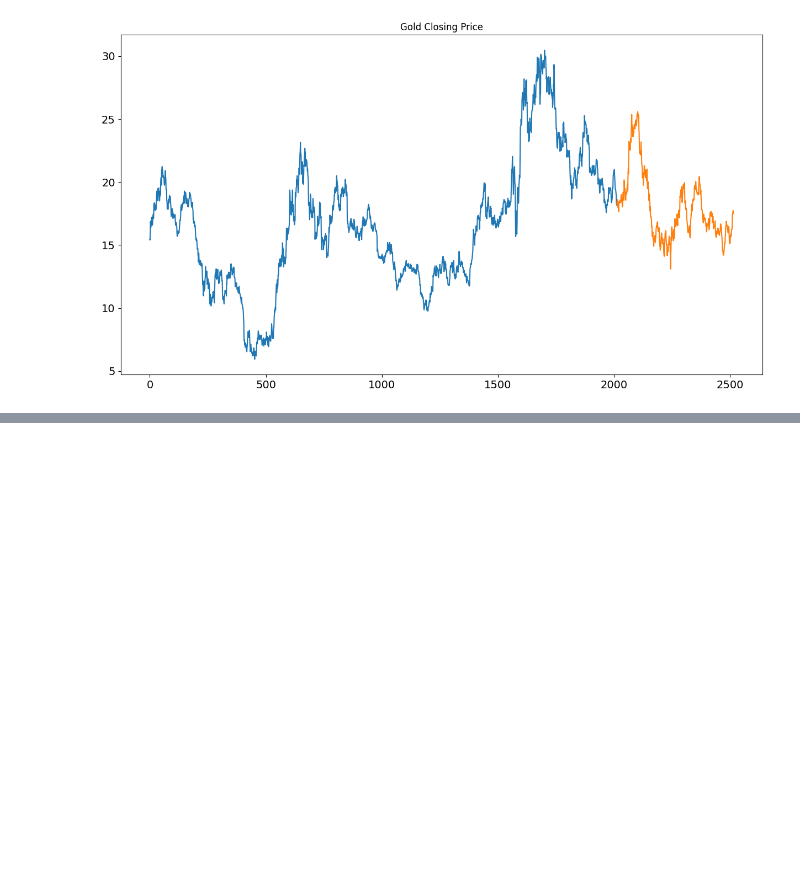
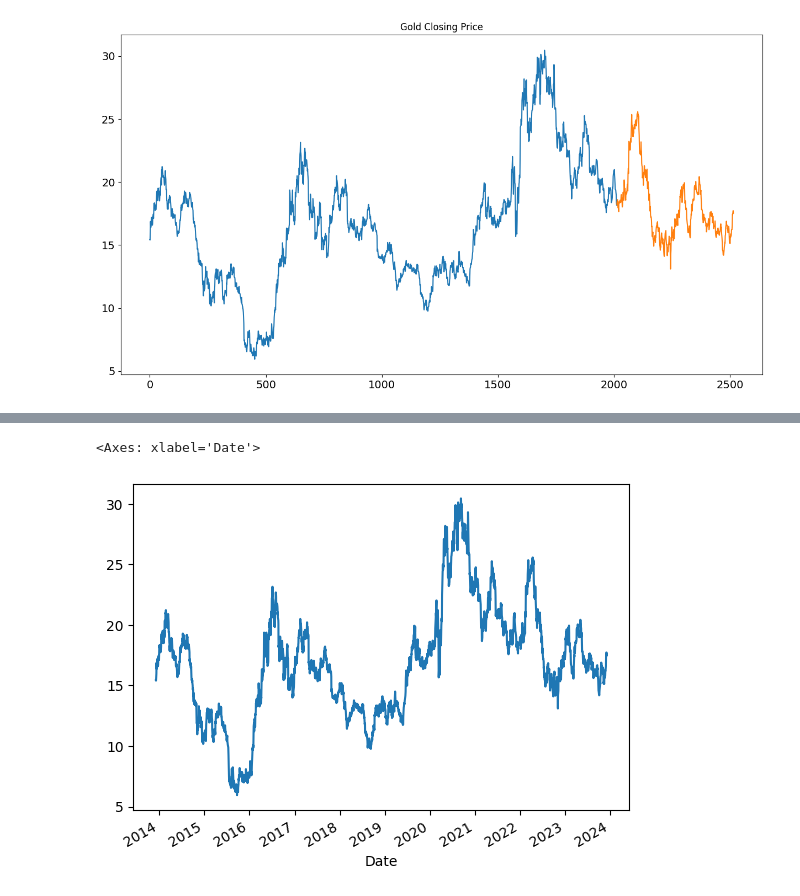
Before and after one commit to FTDS-assignment-bay/p2-final-project-ftds-001-bsd-group-002, a Jupyter notebook: GOLD_Stock_prediction.ipynb, the cells around one changed output, grey strips where cells are left out. Saved outputs shown, nothing was run; the diff lists cells and outputs as text; code cells hidden in the pictures; blank space fills up the shorter version.

```diff
--- a/GOLD_Stock_prediction.ipynb
+++ b/GOLD_Stock_prediction.ipynb
@@ -26,0 +10,3 @@ GOLD
+# %%
+GOLD = pd.read_csv(r'C:\Users\Jonathan T\OneDrive\文档\bootcamp\p2-final-project-ftds-001-bsd-group-002\dataset\GOLD.csv')
+GOLD
@@ -110,0 +136,6 @@ plt.show()
+# %%
+df.set_index('Date', inplace=True)
+df['Close'].plot()
+# %% [output]
+<Axes: xlabel='Date'>
+[figure, added]
```
Also changed, not shown: parts of 17 cells of this notebook, 4 other files.
